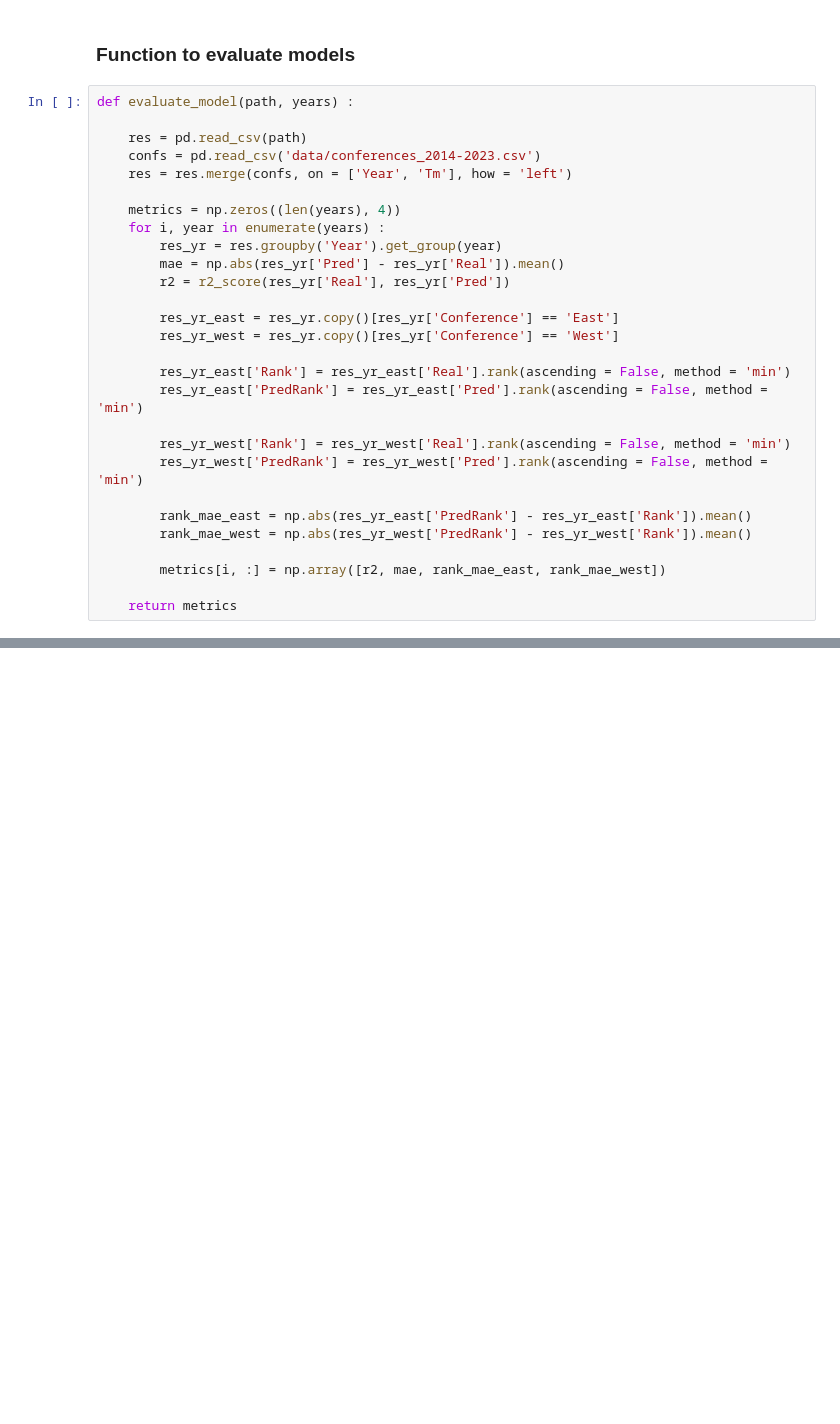
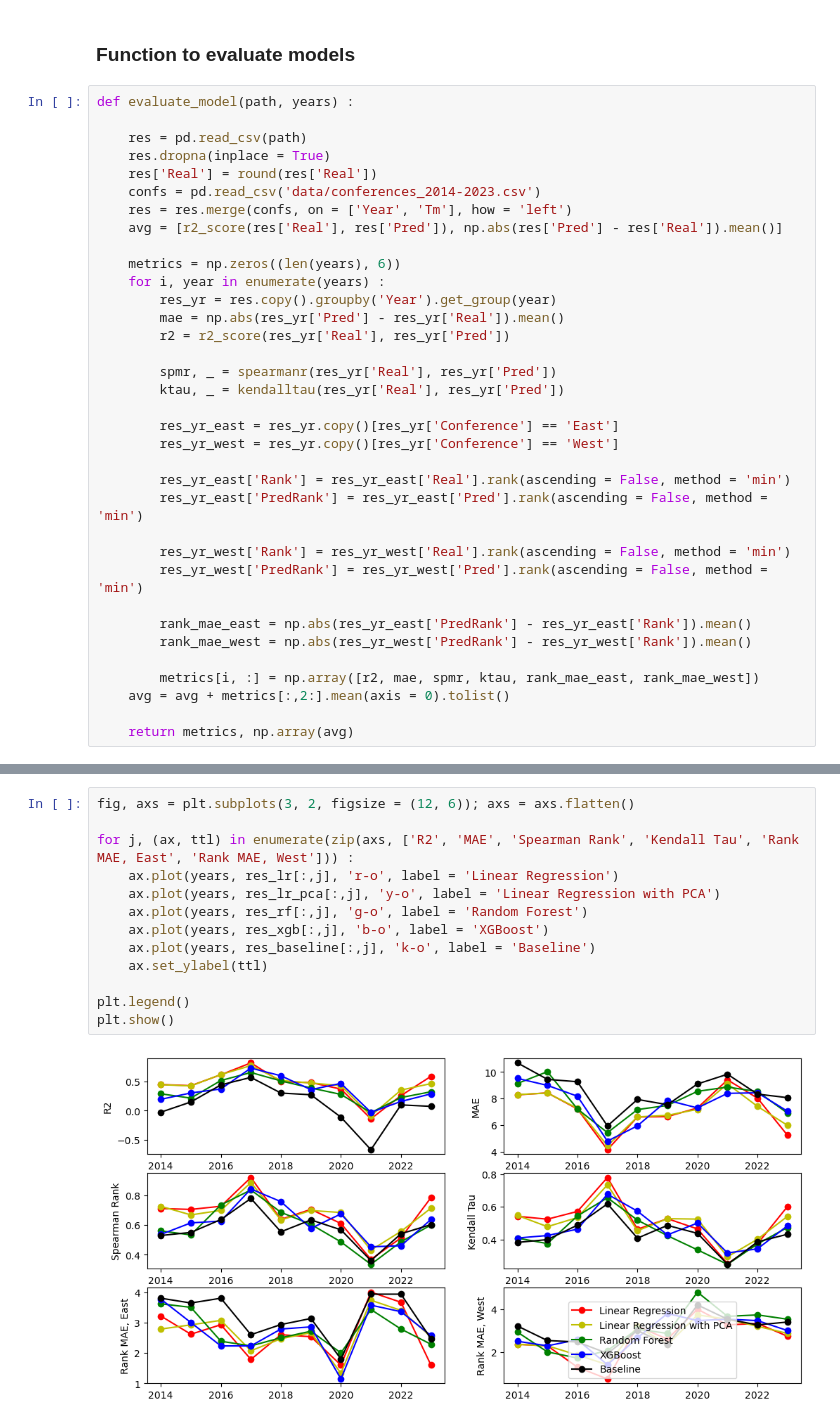
Before and after one commit to martinbog19/balling-on-the-edge, a Jupyter notebook: model_scoring.ipynb, the cells around one changed output, grey strips where cells are left out. Drawn from its saved outputs; the diff is of its cells as text; blank space fills up the shorter version.

```diff
--- a/model_scoring.ipynb
+++ b/model_scoring.ipynb
@@ -37,14 +51,20 @@ confs.to_csv('data/conferences_2014-2023.csv', index = None)
 def evaluate_model(path, years) :
 
     res = pd.read_csv(path)
+    res.dropna(inplace = True)
+    res['Real'] = round(res['Real'])
     confs = pd.read_csv('data/conferences_2014-2023.csv')
     res = res.merge(confs, on = ['Year', 'Tm'], how = 'left')
+    avg = [r2_score(res['Real'], res['Pred']), np.abs(res['Pred'] - res['Real']).mean()]
 
-    metrics = np.zeros((len(years), 4))
+    metrics = np.zeros((len(years), 6))
     for i, year in enumerate(years) :
-        res_yr = res.groupby('Year').get_group(year)
+        res_yr = res.copy().groupby('Year').get_group(year)
         mae = np.abs(res_yr['Pred'] - res_yr['Real']).mean()
         r2 = r2_score(res_yr['Real'], res_yr['Pred'])
+
+        spmr, _ = spearmanr(res_yr['Real'], res_yr['Pred'])
+        ktau, _ = kendalltau(res_yr['Real'], res_yr['Pred'])
 
         res_yr_east = res_yr.copy()[res_yr['Conference'] == 'East']
         res_yr_west = res_yr.copy()[res_yr['Conference'] == 'West']
@@ -58,7 +78,8 @@ def evaluate_model(path, years) :
         rank_mae_east = np.abs(res_yr_east['PredRank'] - res_yr_east['Rank']).mean()
         rank_mae_west = np.abs(res_yr_west['PredRank'] - res_yr_west['Rank']).mean()
 
-        metrics[i, :] = np.array([r2, mae, rank_mae_east, rank_mae_west])
+        metrics[i, :] = np.array([r2, mae, spmr, ktau, rank_mae_east, rank_mae_west])
+    avg = avg + metrics[:,2:].mean(axis = 0).tolist()
 
-    return metrics
+    return metrics, np.array(avg)
 # %%
@@ -69,0 +93,15 @@ res_xgb = evaluate_model('data/pred_test_XGB.csv', years)
+# %%
+fig, axs = plt.subplots(3, 2, figsize = (12, 6)); axs = axs.flatten()
+
+for j, (ax, ttl) in enumerate(zip(axs, ['R2', 'MAE', 'Spearman Rank', 'Kendall Tau', 'Rank MAE, East', 'Rank MAE, West'])) :
+    ax.plot(years, res_lr[:,j], 'r-o', label = 'Linear Regression')
+    ax.plot(years, res_lr_pca[:,j], 'y-o', label = 'Linear Regression with PCA')
+    ax.plot(years, res_rf[:,j], 'g-o', label = 'Random Forest')
+    ax.plot(years, res_xgb[:,j], 'b-o', label = 'XGBoost')
+    ax.plot(years, res_baseline[:,j], 'k-o', label = 'Baseline')
+    ax.set_ylabel(ttl)
+
+plt.legend()
+plt.show()
+# %% [output]
+[figure, added]
```
Also changed, not shown: parts of 9 cells of this notebook, 3 other files.
